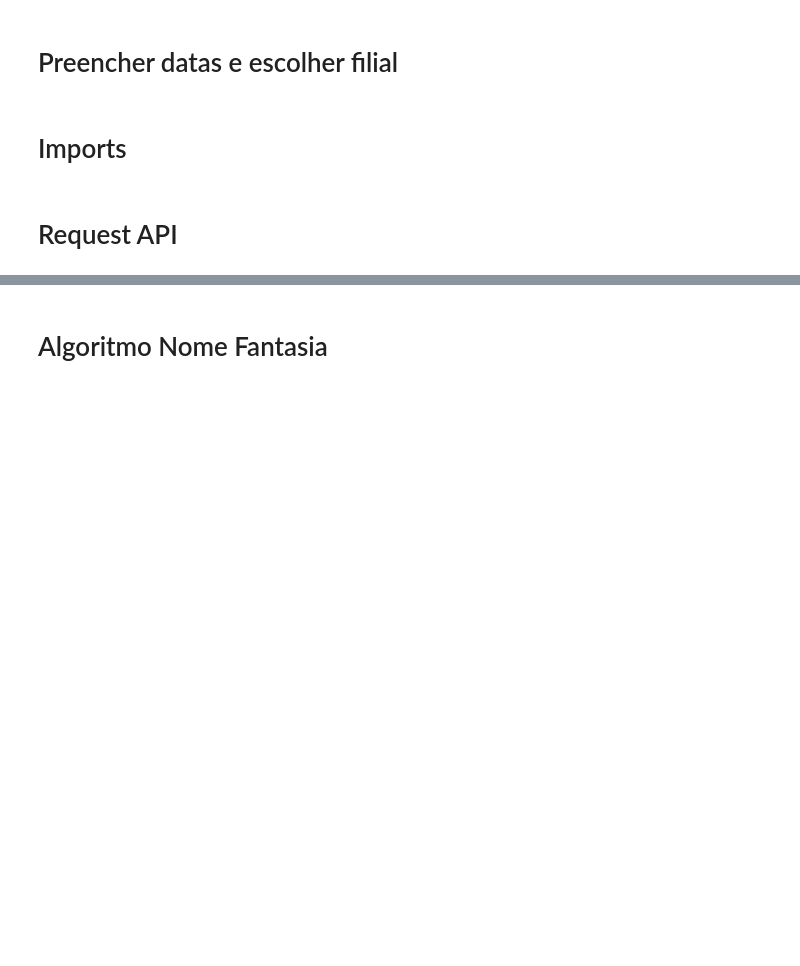
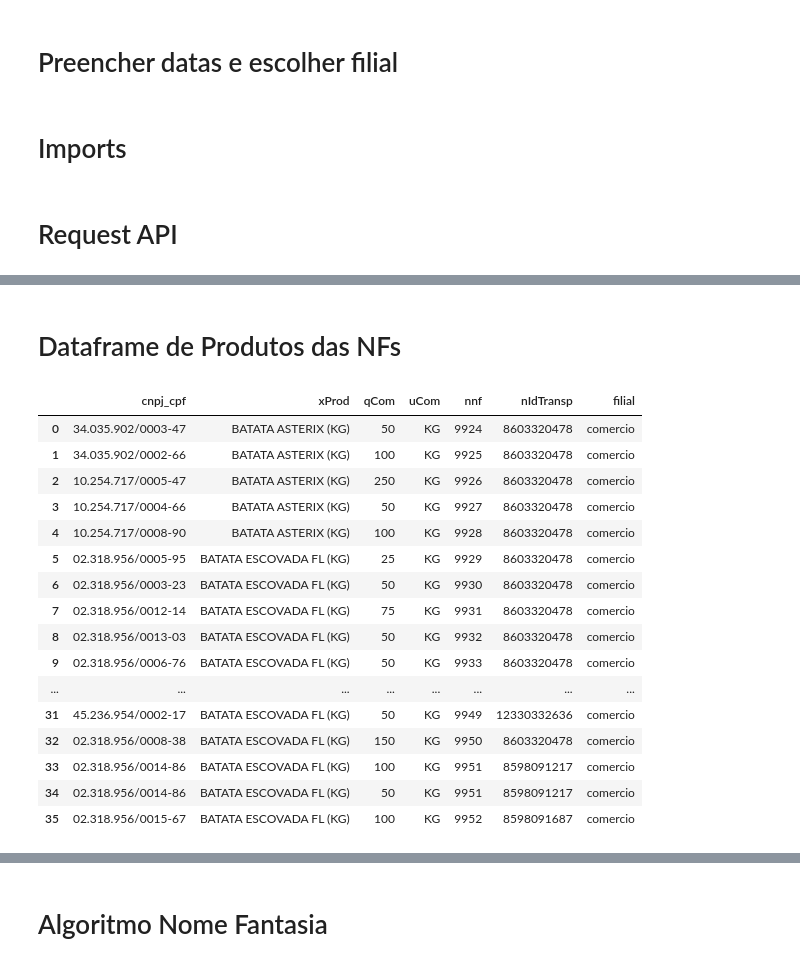
Before and after one commit to renato-evangelista/protocolo_nfs_projetos, a Jupyter notebook: app_v3.ipynb, the cells around one changed output, grey strips where cells are left out. Cells and saved outputs as stored; diff of their text form; code cells hidden in the pictures; blank space fills up the shorter version.

```diff
--- a/app_v3.ipynb
+++ b/app_v3.ipynb
@@ -70,0 +76,42 @@ Usando credenciais para filial: distribuidora
+# %% [markdown]
+# Dataframe de Produtos das NFs
+# %%
+# Monta uma linha por produto de cada NF, com os dados solicitados
+registros = []
+for nf in nfs:
+    cnpj_cpf = nf.get('nfDestInt', {}).get('cnpj_cpf')
+    nnf = nf.get('ide', {}).get('nNF', '').lstrip('0')
+    nid_transp = nf.get('compl', {}).get('nIdTransp')
+
+    for item in nf.get('det', []):
+        prod = item.get('prod', {})
+        registros.append({
+            'cnpj_cpf': cnpj_cpf,
+            'xProd': prod.get('xProd'),
+            'qCom': prod.get('qCom'),
+            'uCom': prod.get('uCom'),
+            'nnf': nnf,
+            'nIdTransp': nid_transp,
+            'filial': filial,
+        })
+
+df_nfs = pd.DataFrame(registros)
+df_nfs
+# %% [output]
+|  | cnpj_cpf | xProd | qCom | uCom | nnf | nIdTransp | filial |
+| 0 | 34.035.902/0003-47 | BATATA ASTERIX (KG) | 50 | KG | 9924 | 8603320478 | comercio |
+| 1 | 34.035.902/0002-66 | BATATA ASTERIX (KG) | 100 | KG | 9925 | 8603320478 | comercio |
+| 2 | 10.254.717/0005-47 | BATATA ASTERIX (KG) | 250 | KG | 9926 | 8603320478 | comercio |
+| 3 | 10.254.717/0004-66 | BATATA ASTERIX (KG) | 50 | KG | 9927 | 8603320478 | comercio |
+| 4 | 10.254.717/0008-90 | BATATA ASTERIX (KG) | 100 | KG | 9928 | 8603320478 | comercio |
+| 5 | 02.318.956/0005-95 | BATATA ESCOVADA FL (KG) | 25 | KG | 9929 | 8603320478 | comercio |
+| 6 | 02.318.956/0003-23 | BATATA ESCOVADA FL (KG) | 50 | KG | 9930 | 8603320478 | comercio |
+| 7 | 02.318.956/0012-14 | BATATA ESCOVADA FL (KG) | 75 | KG | 9931 | 8603320478 | comercio |
+| 8 | 02.318.956/0013-03 | BATATA ESCOVADA FL (KG) | 50 | KG | 9932 | 8603320478 | comercio |
+| 9 | 02.318.956/0006-76 | BATATA ESCOVADA FL (KG) | 50 | KG | 9933 | 8603320478 | comercio |
+| ... | ... | ... | ... | ... | ... | ... | ... |
+| 31 | 45.236.954/0002-17 | BATATA ESCOVADA FL (KG) | 50 | KG | 9949 | 12330332636 | comercio |
+| 32 | 02.318.956/0008-38 | BATATA ESCOVADA FL (KG) | 150 | KG | 9950 | 8603320478 | comercio |
+| 33 | 02.318.956/0014-86 | BATATA ESCOVADA FL (KG) | 100 | KG | 9951 | 8598091217 | comercio |
+| 34 | 02.318.956/0014-86 | BATATA ESCOVADA FL (KG) | 50 | KG | 9951 | 8598091217 | comercio |
+| 35 | 02.318.956/0015-67 | BATATA ESCOVADA FL (KG) | 100 | KG | 9952 | 8598091687 | comercio |
```
Also changed, not shown: parts of 11 cells of this notebook, 6 other files.
